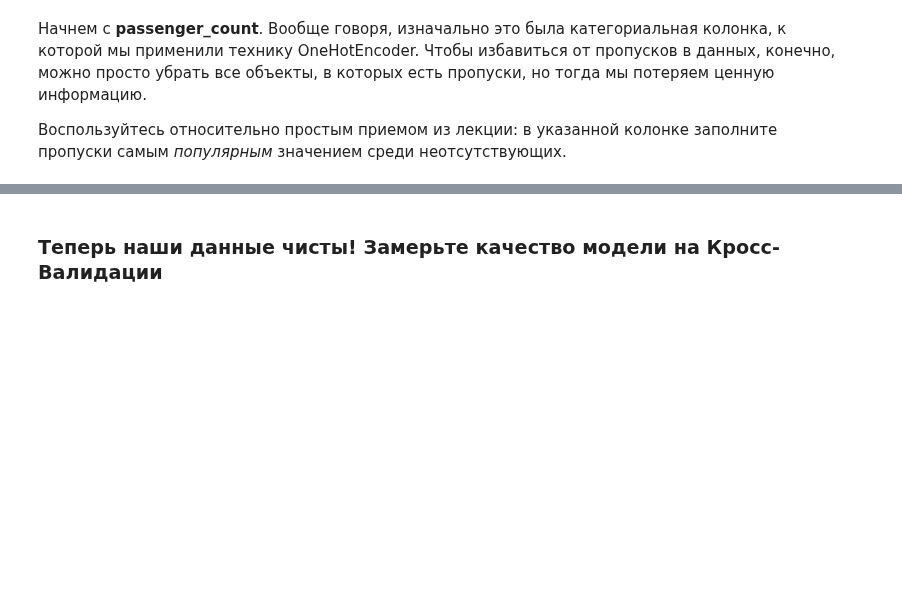
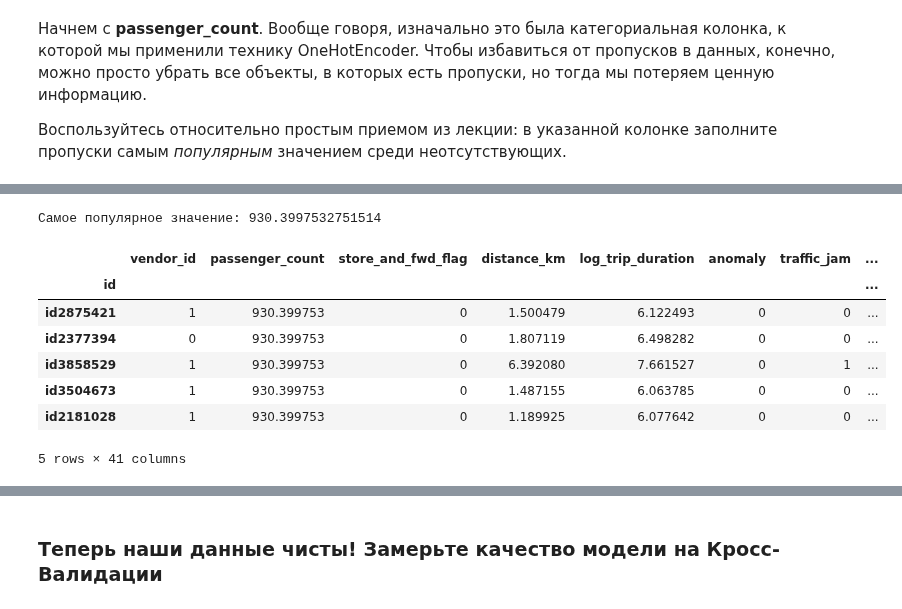
Before and after one commit to Alexey3250/Start_ML, a Jupyter notebook: Machine_learning/8_tips/HW_8.ipynb, the cells around one changed output, grey strips where cells are left out. Saved outputs shown, nothing was run; the diff lists cells and outputs as text; code cells hidden in the pictures; blank space fills up the shorter version.

```diff
--- a/Machine_learning/8_tips/HW_8.ipynb
+++ b/Machine_learning/8_tips/HW_8.ipynb
@@ -31,0 +97,18 @@ data.head()
+# %%
+# Считаем самое популярное значение
+popular_value = data['passenger_count'].value_counts().index[0]
+print(f'Самое популярное значение: {popular_value}')
+
+# Заполняем пропуски
+data['passenger_count'].fillna(popular_value, inplace=True)
+data.head()
+# %% [output]
+Самое популярное значение: 930.3997532751514
+|  | vendor_id | passenger_count | store_and_fwd_flag | distance_km | log_trip_duration | anomaly | traffic_jam | ... |
+| id |  |  |  |  |  |  |  | ... |
+| id2875421 | 1 | 930.399753 | 0 | 1.500479 | 6.122493 | 0 | 0 | ... |
+| id2377394 | 0 | 930.399753 | 0 | 1.807119 | 6.498282 | 0 | 0 | ... |
+| id3858529 | 1 | 930.399753 | 0 | 6.392080 | 7.661527 | 0 | 1 | ... |
+| id3504673 | 1 | 930.399753 | 0 | 1.487155 | 6.063785 | 0 | 0 | ... |
+| id2181028 | 1 | 930.399753 | 0 | 1.189925 | 6.077642 | 0 | 0 | ... |
+5 rows × 41 columns
```
Also changed, not shown: parts of 22 cells of this notebook, 1 other file.
